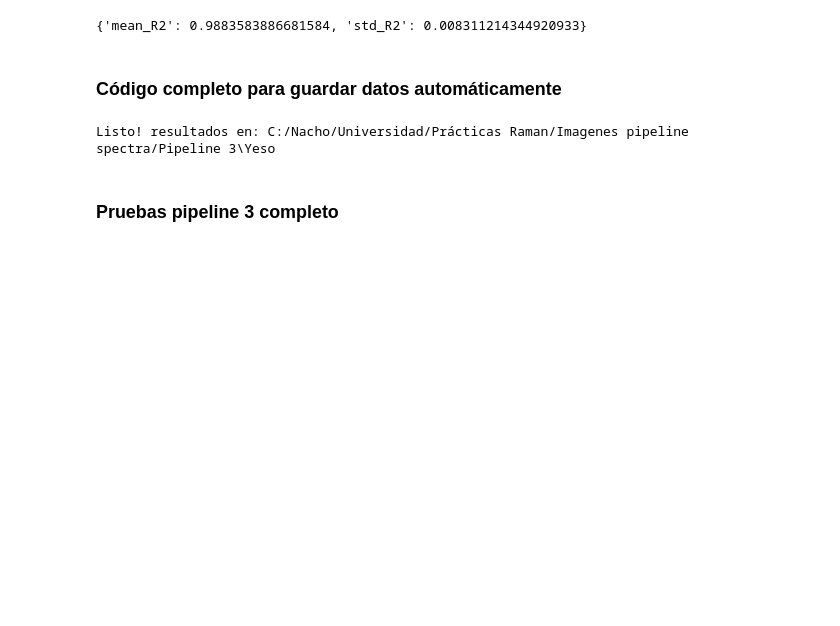
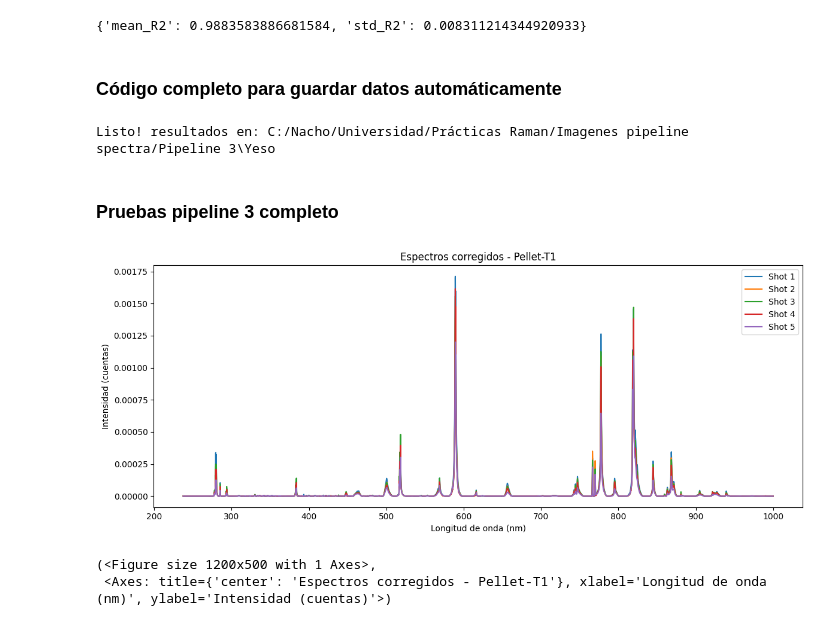
Before and after one commit to elsamoreno/LIBS_QUANTIFICATION_INTA, a Jupyter notebook: Pre_Processing/Pruebas_pipeline.ipynb, the cells around one changed output. Drawn from its saved outputs; the diff is of its cells as text; code cells hidden in the pictures; blank space fills up the shorter version.

```diff
--- a/Pre_Processing/Pruebas_pipeline.ipynb
+++ b/Pre_Processing/Pruebas_pipeline.ipynb
@@ -864 +865,19 @@ from LIBS_quantification_toolbox import plot_spectra
 from preprocess_spectra import apply_preprocessing
+# %%
+spectra1, wavelength, names =cargar_espectros('20250328_OHO-SN3_LIBS-Quantif_samples/2.Pellet_T1/Position1','Pellet-T1_position1_Burst5-n1')
+spectra2, _, _ =cargar_espectros('20250328_OHO-SN3_LIBS-Quantif_samples/2.Pellet_T1/Position1','Pellet-T1_position1_Burst5-n2')
+spectra3, _, _ =cargar_espectros('20250328_OHO-SN3_LIBS-Quantif_samples/2.Pellet_T1/Position1','Pellet-T1_position1_Burst5-n3')
+spectra4, _, _ =cargar_espectros('20250328_OHO-SN3_LIBS-Quantif_samples/2.Pellet_T1/Position1','Pellet-T1_position1_Burst5-n4')
+spectra5, _, _ =cargar_espectros('20250328_OHO-SN3_LIBS-Quantif_samples/2.Pellet_T1/Position1','Pellet-T1_position1_Burst5-n5')
+# %%
+processed_spectra1, processed_wavelengths = apply_preprocessing(spectra1, wavelength)
+processed_spectra2, _ = apply_preprocessing(spectra2, wavelength)
+processed_spectra3, _ = apply_preprocessing(spectra3, wavelength)
+processed_spectra4, _ = apply_preprocessing(spectra4, wavelength)
+processed_spectra5, _ = apply_preprocessing(spectra5, wavelength)
+# %%
+plot_spectra(np.array([processed_wavelengths] * 5), [processed_spectra1,processed_spectra2,processed_spectra3,processed_spectra4,processed_spectra5 ], titulo="Espectros corregidos - Pellet-T1")
+# %% [output]
+[figure, added]
+(<Figure size 1200x500 with 1 Axes>,
+ <Axes: title={'center': 'Espectros corregidos - Pellet-T1'}, xlabel='Longitud de onda (nm)', ylabel='Intensidad (cuentas)'>)
```
Also changed, not shown: parts of 1 cell of this notebook, 1 other file.
